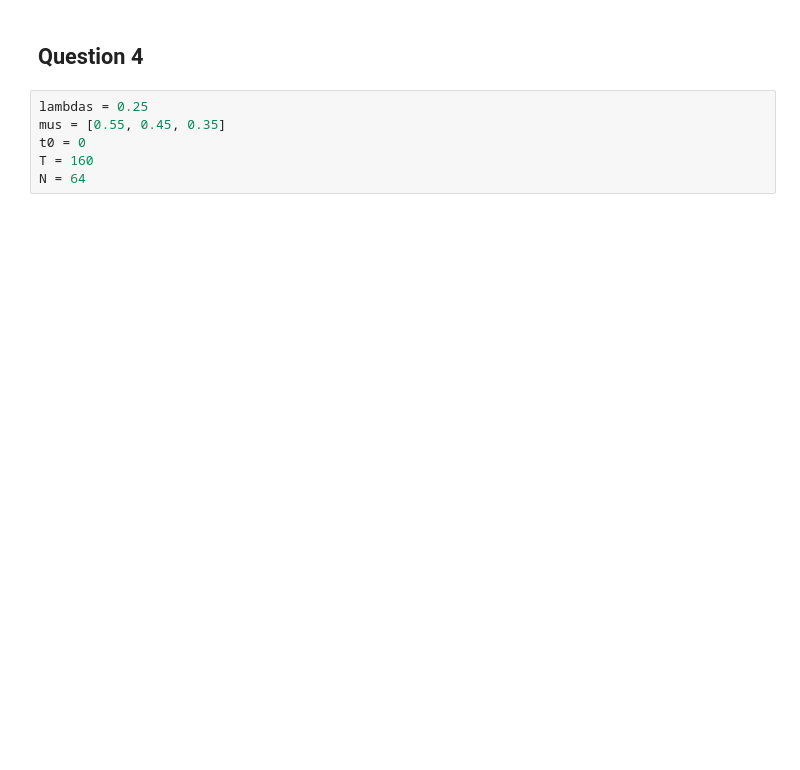
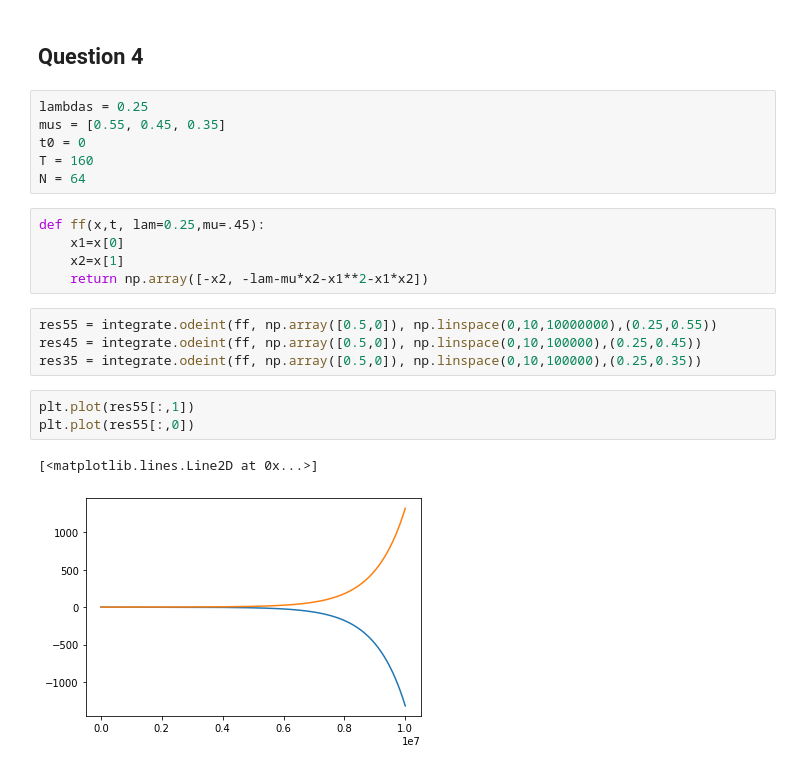
Before and after one commit to SByeUva/complex-economic-dynamics, a Jupyter notebook: hw_01.ipynb, the cells around one changed output. Drawn from its saved outputs; the diff is of its cells as text; blank space fills up the shorter version.

```diff
--- a/hw_01.ipynb
+++ b/hw_01.ipynb
@@ -330,3 +419,18 @@ mus = [0.55, 0.45, 0.35]
 t0 = 0
 T = 160
 N = 64
+# %%
+def ff(x,t, lam=0.25,mu=.45):
+    x1=x[0]
+    x2=x[1]
+    return np.array([-x2, -lam-mu*x2-x1**2-x1*x2])
+# %%
+res55 = integrate.odeint(ff, np.array([0.5,0]), np.linspace(0,10,10000000),(0.25,0.55))
+res45 = integrate.odeint(ff, np.array([0.5,0]), np.linspace(0,10,100000),(0.25,0.45))
+res35 = integrate.odeint(ff, np.array([0.5,0]), np.linspace(0,10,100000),(0.25,0.35))
+# %%
+plt.plot(res55[:,1])
+plt.plot(res55[:,0])
+# %% [output]
+[<matplotlib.lines.Line2D at 0x...>]
+[figure, added]
```
Also changed, not shown: parts of 45 cells of this notebook, 4 other files.
